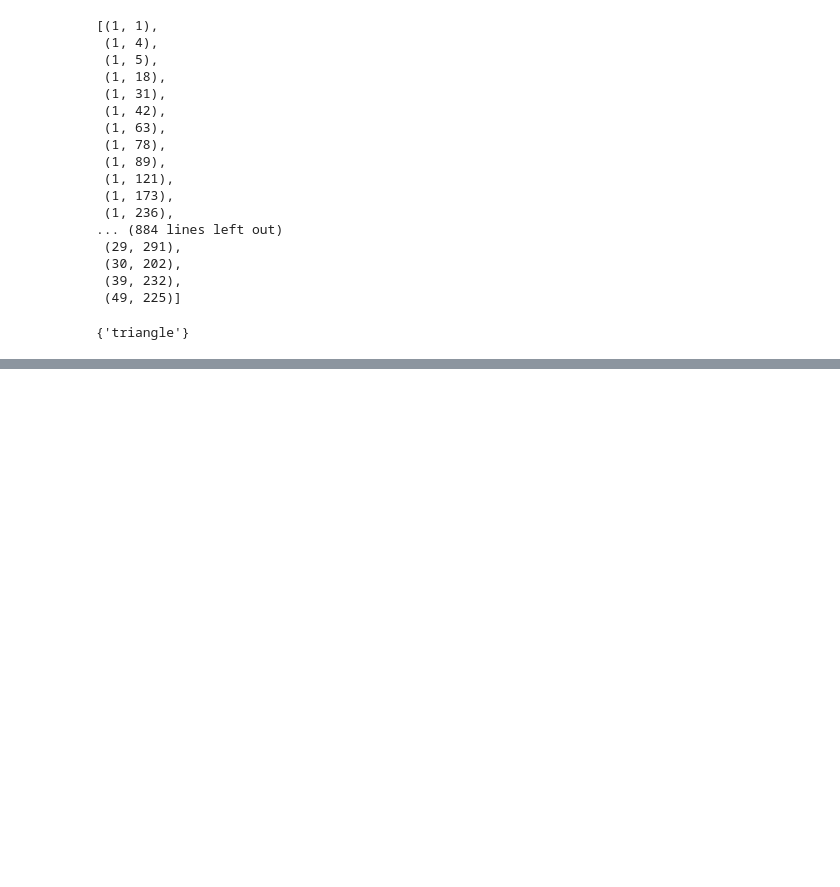
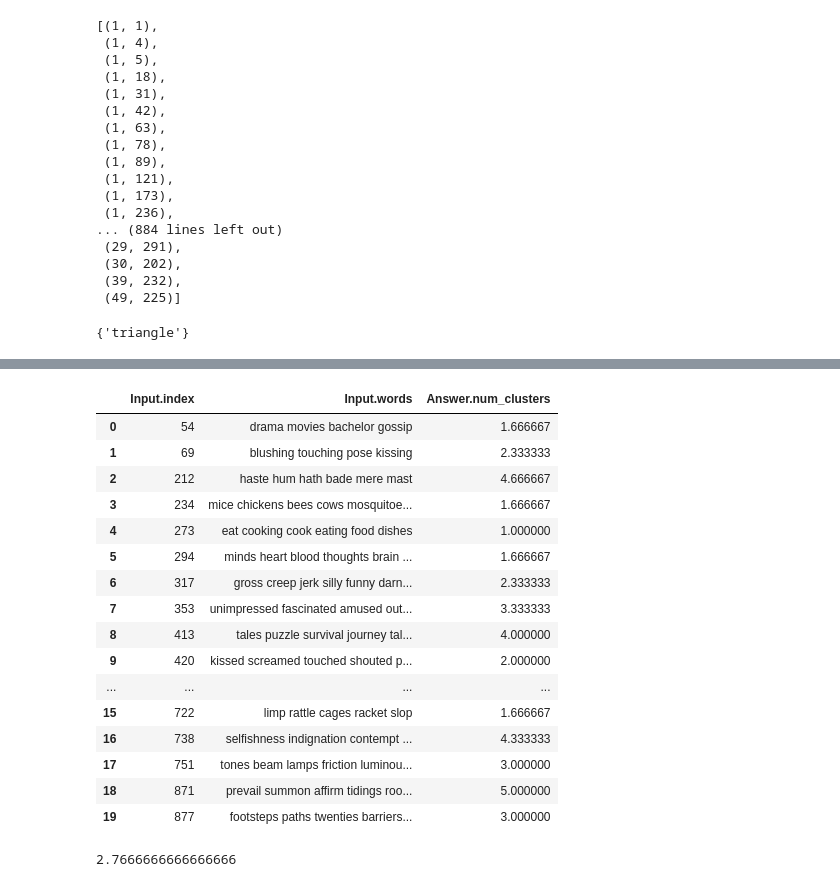
Before and after one commit to ahwang16/senior-thesis-2019, a Jupyter notebook: data/data_playground.ipynb, the cells around one changed output, grey strips where cells are left out. Drawn from its saved outputs; the diff is of its cells as text; code cells hidden in the pictures; blank space fills up the shorter version.

```diff
--- a/data/data_playground.ipynb
+++ b/data/data_playground.ipynb
@@ -203,3 +205,6 @@ sorted(lens)
 kmeans_clusters_cn[173]
 # %% [output]
 {'triangle'}
+# %%
+with open("kmeans_clusters_cn_glove_1.pkl", "rb") as infile:
+    clusters = pkl.load(infile)
@@ -205,0 +219,3 @@ kmeans_clusters_cn[173]
+# %%
+with open("brown_glove_clusters_sample.pkl", "rb") as infile:
+    sample_clusters = pkl.load(infile)
@@ -205,0 +288,3 @@ kmeans_clusters_cn[173]
+# %%
+with open('/Users/alyssahwang/Downloads/Batch_277895_batch_results.csv', 'r') as infile:
+    results = pd.read_csv(infile)
@@ -205,0 +312,26 @@ kmeans_clusters_cn[173]
+# %%
+results1 = results.groupby(['Input.index', 'Input.words'], as_index=False)['Answer.num_clusters'].mean()
+# %%
+results1
+# %% [output]
+|  | Input.index | Input.words | Answer.num_clusters |
+| 0 | 54 | drama movies bachelor gossip | 1.666667 |
+| 1 | 69 | blushing touching pose kissing | 2.333333 |
+| 2 | 212 | haste hum hath bade mere mast | 4.666667 |
+| 3 | 234 | mice chickens bees cows mosquitoe... | 1.666667 |
+| 4 | 273 | eat cooking cook eating food dishes | 1.000000 |
+| 5 | 294 | minds heart blood thoughts brain ... | 1.666667 |
+| 6 | 317 | gross creep jerk silly funny darn... | 2.333333 |
+| 7 | 353 | unimpressed fascinated amused out... | 3.333333 |
+| 8 | 413 | tales puzzle survival journey tal... | 4.000000 |
+| 9 | 420 | kissed screamed touched shouted p... | 2.000000 |
+| ... | ... | ... | ... |
+| 15 | 722 | limp rattle cages racket slop | 1.666667 |
+| 16 | 738 | selfishness indignation contempt ... | 4.333333 |
+| 17 | 751 | tones beam lamps friction luminou... | 3.000000 |
+| 18 | 871 | prevail summon affirm tidings roo... | 5.000000 |
+| 19 | 877 | footsteps paths twenties barriers... | 3.000000 |
+# %%
+results1['Answer.num_clusters'].mean()
+# %% [output]
+2.7666666666666666
```
Also changed, not shown: parts of 12 cells of this notebook, 5 other files.
